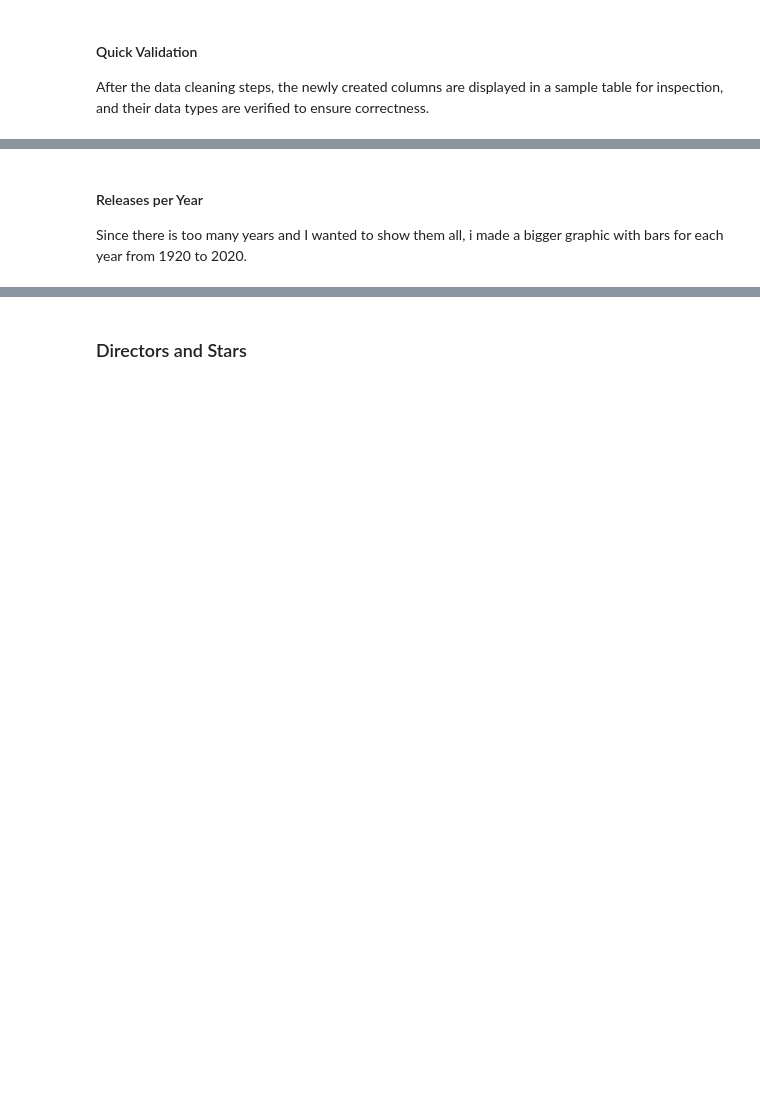
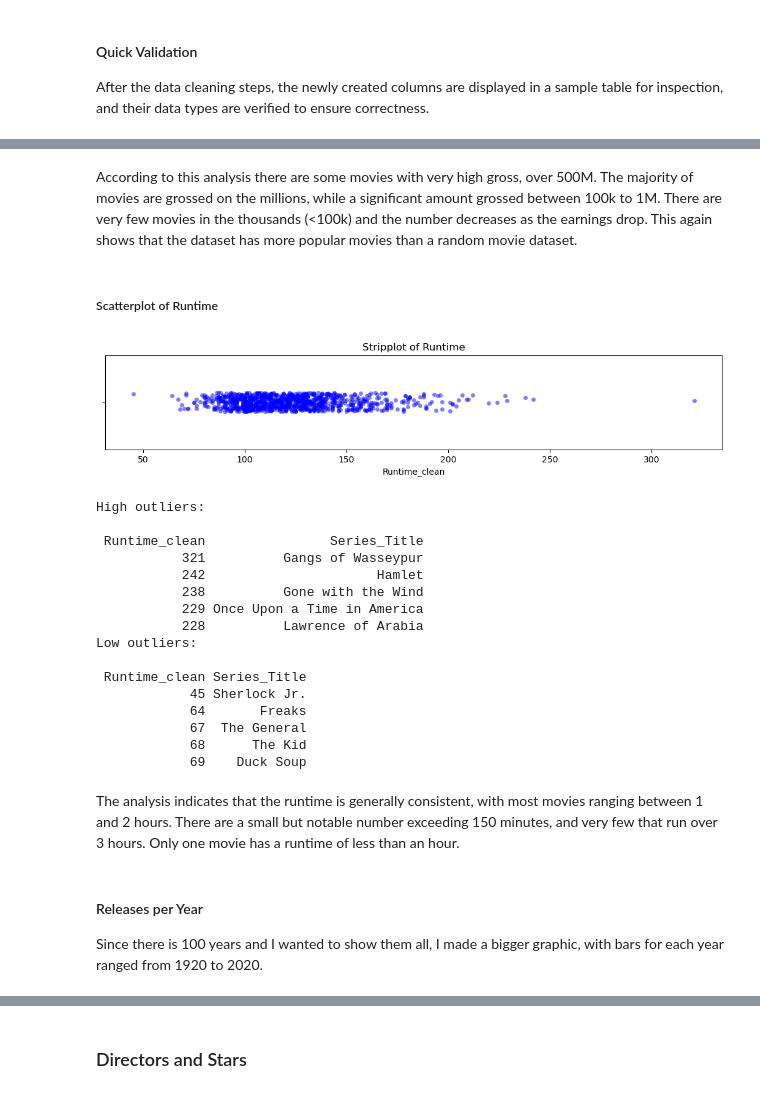
Before and after one commit to pedrowsxz/movie-prediction-eda, a Jupyter notebook: LH_CD_PEDRO_DE_SOUZA_CARVALHO/EDA.ipynb, the cells around one changed output, grey strips where cells are left out. Drawn from its saved outputs; the diff is of its cells as text; code cells hidden in the pictures; blank space fills up the shorter version.

```diff
--- a/LH_CD_PEDRO_DE_SOUZA_CARVALHO/EDA.ipynb
+++ b/LH_CD_PEDRO_DE_SOUZA_CARVALHO/EDA.ipynb
@@ -223,6 +351,49 @@ plt.show()
+# %% [markdown]
+According to this analysis there are some movies with very high gross, over 500M. The majority of movies are grossed on the millions, while a significant amount grossed between 100k to 1M. There are very few movies in the thousands (<100k) and the number decreases as the earnings drop. This again shows that the dataset has more popular movies than a random movie dataset.
+# %% [markdown]
+##### Scatterplot of Runtime
+# %%
+# Scatterplot
+plt.figure(figsize=(13, 2))
+sns.stripplot(x=df['Runtime_clean'].dropna(), jitter=True, color='blue', alpha=0.5)
+plt.title('Stripplot of Runtime')
+plt.show()
+
+# Print the top and bottom 0.5% in raw text
+high_threshold = df['Runtime_clean'].quantile(0.995)  # top 0.5%
+low_threshold = df['Runtime_clean'].quantile(0.005)   # bottom 0.5%
+
+high_runtime_movies = df[df['Runtime_clean'] > high_threshold]
+low_runtime_movies = df[df['Runtime_clean'] < low_threshold]
+
+print("High outliers:\n")
+print(high_runtime_movies[['Runtime_clean', 'Series_Title']].sort_values(by='Runtime_clean', ascending=False).to_string(index=False))
+
+print("Low outliers:\n")
+print(low_runtime_movies[['Runtime_clean', 'Series_Title']].sort_values(by='Runtime_clean', ascending=True).to_string(index=False))
+# %% [output]
+[figure, added]
+High outliers:
+
+ Runtime_clean                Series_Title
+           321          Gangs of Wasseypur
+           242                      Hamlet
+           238          Gone with the Wind
+           229 Once Upon a Time in America
+           228          Lawrence of Arabia
+Low outliers:
+
+ Runtime_clean Series_Title
+            45 Sherlock Jr.
+            64       Freaks
+            67  The General
+            68      The Kid
+            69    Duck Soup
+# %% [markdown]
+The analysis indicates that the runtime is generally consistent, with most movies ranging between 1 and 2 hours. There are a small but notable number exceeding 150 minutes, and very few that run over 3 hours. Only one movie has a runtime of less than an hour.
 # %% [markdown]
 #### Releases per Year
-Since there is too many years and I wanted to show them all, i made a bigger graphic with bars for each year from 1920 to 2020.
+Since there is 100 years and I wanted to show them all, I made a bigger graphic, with bars for each year ranged from 1920 to 2020.
 # %%
 # Movie releases over time
 plt.figure(figsize=(14, 8))
```
Also changed, not shown: parts of 46 cells of this notebook.
